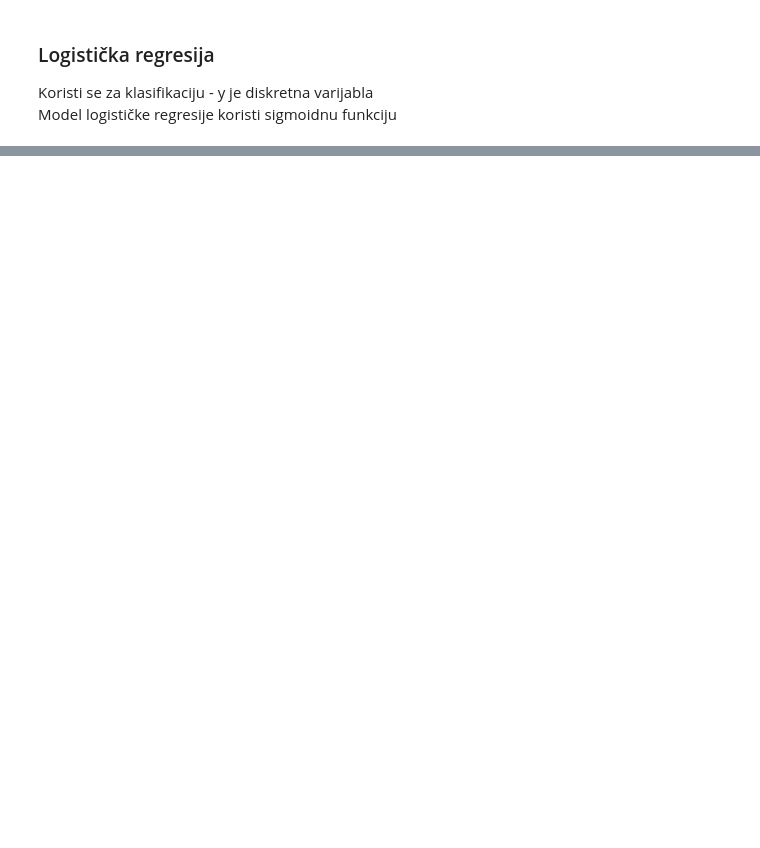
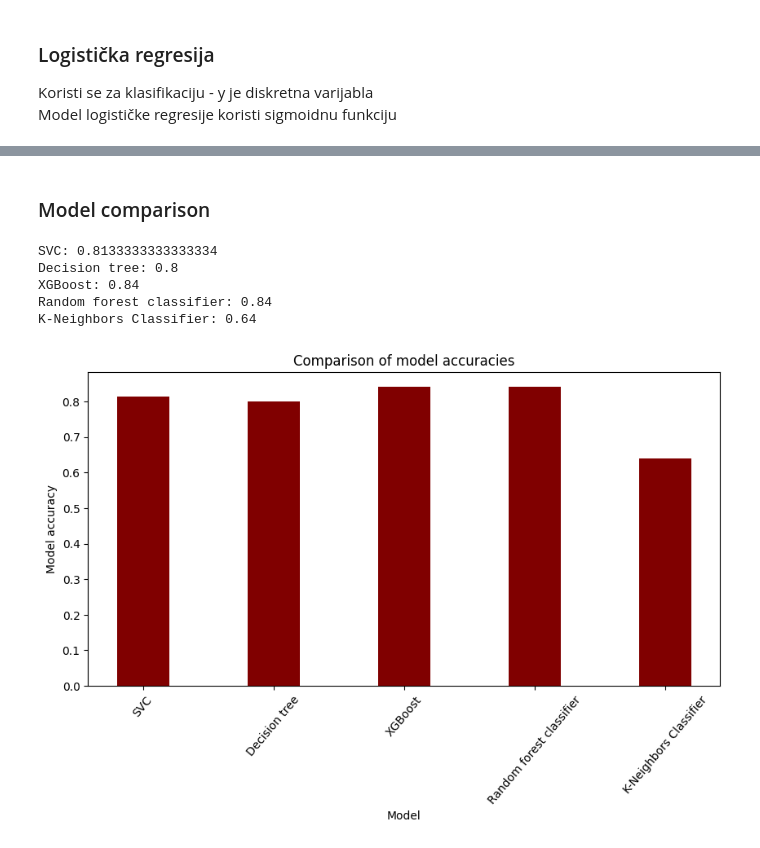
Before and after one commit to KlaraKrmpotic/UZOP_projekt, a Jupyter notebook: bilj_lab2.ipynb, the cells around one changed output, grey strips where cells are left out. Drawn from its saved outputs; the diff is of its cells as text; code cells hidden in the pictures; blank space fills up the shorter version.

```diff
--- a/bilj_lab2.ipynb
+++ b/bilj_lab2.ipynb
@@ -256,0 +267,26 @@ Please also refer to the documentation for alternative solver options:
+# %%
+from sklearn.ensemble import RandomForestClassifier
+from xgboost import XGBClassifier
+from sklearn.neighbors import KNeighborsClassifier
+
+xgb = XGBClassifier(random_state=70)
+clf4 = xgb.fit(X_train, y_train.ravel())
+xgb_accuracy = performance_report(xgb)
+modelAccuracies.append(xgb_accuracy)
+plot_roc_curve(xgb)
+
+print("===== Random ForestClassifier =====")
+
+rfc = RandomForestClassifier(max_depth=5, random_state=24)
+rfc.fit(X_train, y_train.ravel())
+rfc_accuracy = performance_report(rfc)
+modelAccuracies.append(rfc_accuracy)
+plot_roc_curve(rfc)
+
+print("===== K-Neighbors Classifier =====")
+
+knn_class = KNeighborsClassifier(n_neighbors=4)
+knn_class.fit(X_train, y_train.ravel())
+knn_accuracy = performance_report(knn_class)
+modelAccuracies.append(knn_accuracy)
+plot_roc_curve(knn_class)
@@ -256,0 +346,25 @@ Please also refer to the documentation for alternative solver options:
+# %% [markdown]
+### Model comparison
+# %%
+modelNames = np.array(['SVC', 'Decision tree', 'XGBoost', 'Random forest classifier', 'K-Neighbors Classifier'])
+for i in range(len(modelNames)):
+    print(str(modelNames[i]) + ": " + str(modelAccuracies[i]))
+
+fig = plt.figure(figsize = (10, 5))
+
+# creating the bar plot
+plt.bar(modelNames, modelAccuracies, color ='maroon',
+        width = 0.4)
+
+plt.xlabel("Model")
+plt.xticks(rotation = 50)
+plt.ylabel("Model accuracy")
+plt.title("Comparison of model accuracies")
+plt.show()
+# %% [output]
+SVC: 0.8133333333333334
+Decision tree: 0.8
+XGBoost: 0.84
+Random forest classifier: 0.84
+K-Neighbors Classifier: 0.64
+[figure, added]
```
Also changed, not shown: parts of 7 cells of this notebook.
